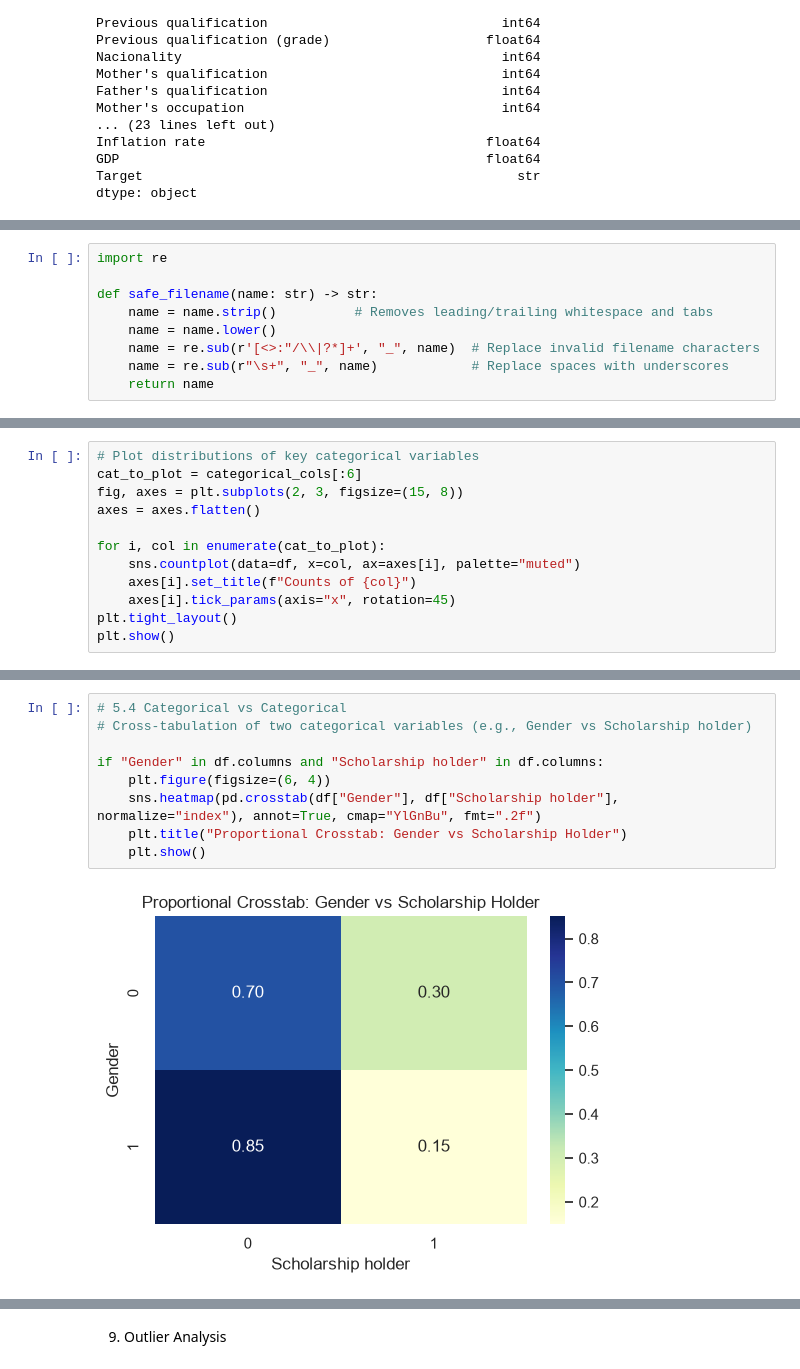
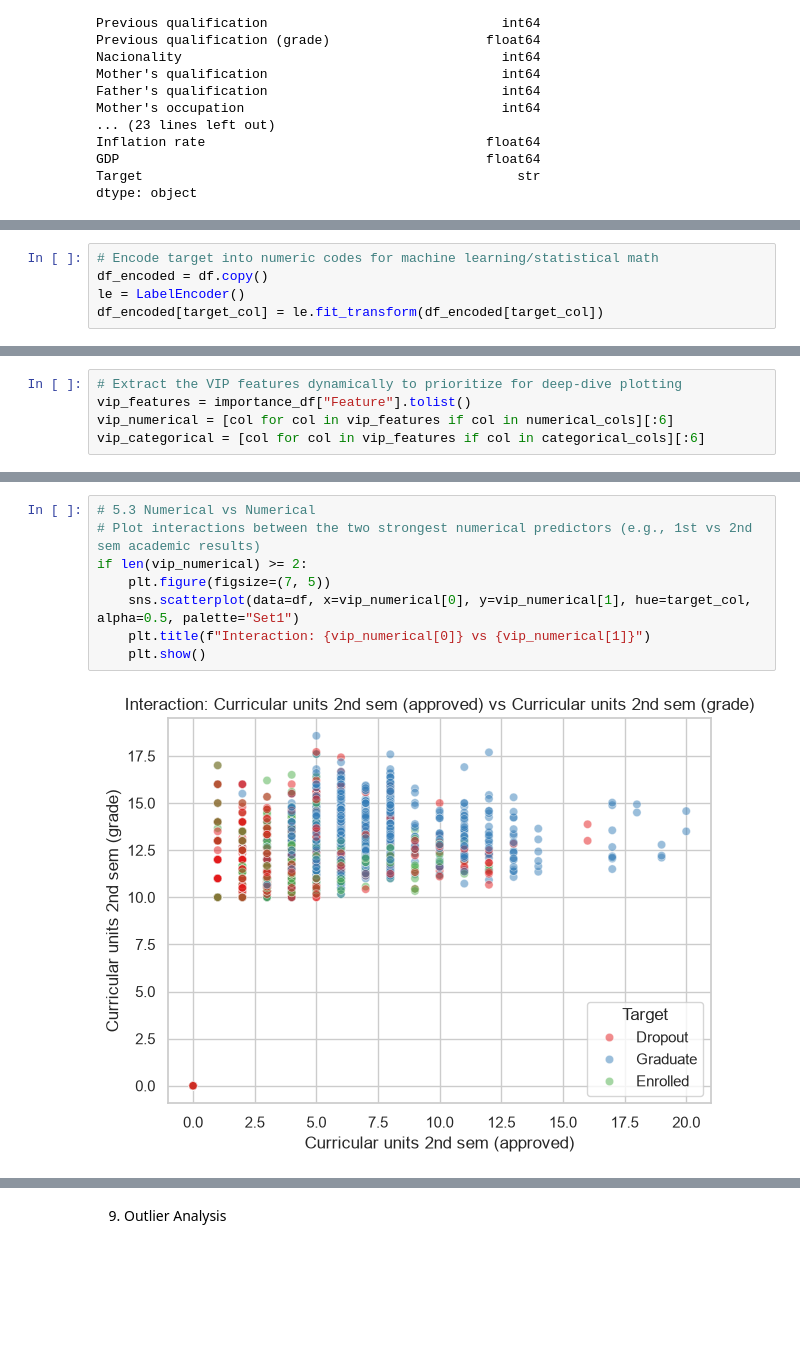
Before and after one commit to ryomen1234/Predicting-Student-Dropout-Academic-Success, a Jupyter notebook: noteboks/01_explore_data.ipynb, the cells around one changed output, grey strips where cells are left out. Cells and saved outputs as stored; diff of their text form; blank space fills up the shorter version.

```diff
--- a/noteboks/01_explore_data.ipynb
+++ b/noteboks/01_explore_data.ipynb
@@ -144,9 +147,5 @@ dtype: object
 # %%
-import re
-
-def safe_filename(name: str) -> str:
-    name = name.strip()          # Removes leading/trailing whitespace and tabs
-    name = name.lower()
-    name = re.sub(r'[<>:"/\\|?*]+', "_", name)  # Replace invalid filename characters
-    name = re.sub(r"\s+", "_", name)            # Replace spaces with underscores
-    return name
+# Encode target into numeric codes for machine learning/statistical math
+df_encoded = df.copy()
+le = LabelEncoder()
+df_encoded[target_col] = le.fit_transform(df_encoded[target_col])
@@ -209,12 +246,5 @@ plt.show()
 # %%
-# Plot distributions of key categorical variables
-cat_to_plot = categorical_cols[:6]
-fig, axes = plt.subplots(2, 3, figsize=(15, 8))
-axes = axes.flatten()
-
-for i, col in enumerate(cat_to_plot):
-    sns.countplot(data=df, x=col, ax=axes[i], palette="muted")
-    axes[i].set_title(f"Counts of {col}")
-    axes[i].tick_params(axis="x", rotation=45)
-plt.tight_layout()
-plt.show()
+# Extract the VIP features dynamically to prioritize for deep-dive plotting
+vip_features = importance_df["Feature"].tolist()
+vip_numerical = [col for col in vip_features if col in numerical_cols][:6]
+vip_categorical = [col for col in vip_features if col in categorical_cols][:6]
@@ -262,11 +311,10 @@ if len(grade_cols) >= 2:
 # %%
-# 5.4 Categorical vs Categorical
-# Cross-tabulation of two categorical variables (e.g., Gender vs Scholarship holder)
-
-if "Gender" in df.columns and "Scholarship holder" in df.columns:
-    plt.figure(figsize=(6, 4))
-    sns.heatmap(pd.crosstab(df["Gender"], df["Scholarship holder"], normalize="index"), annot=True, cmap="YlGnBu", fmt=".2f")
-    plt.title("Proportional Crosstab: Gender vs Scholarship Holder")
+# 5.3 Numerical vs Numerical
+# Plot interactions between the two strongest numerical predictors (e.g., 1st vs 2nd sem academic results)
+if len(vip_numerical) >= 2:
+    plt.figure(figsize=(7, 5))
+    sns.scatterplot(data=df, x=vip_numerical[0], y=vip_numerical[1], hue=target_col, alpha=0.5, palette="Set1")
+    plt.title(f"Interaction: {vip_numerical[0]} vs {vip_numerical[1]}")
     plt.show()
 # %% [output]
-[figure, old version]
+[figure, new version]
```
Also changed, not shown: parts of 35 cells of this notebook.
